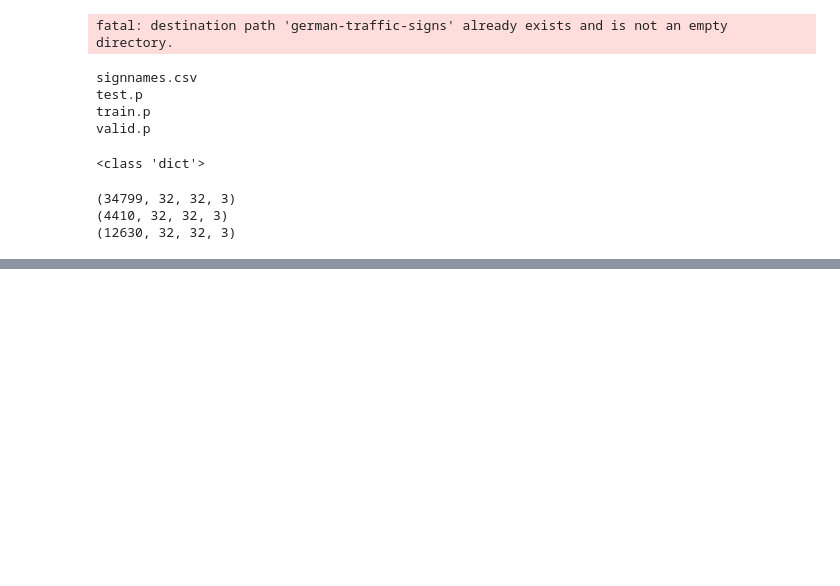
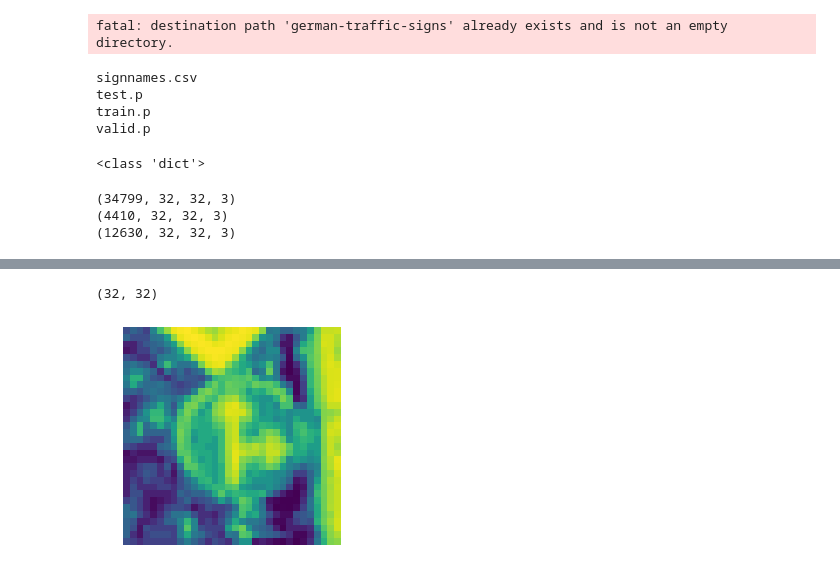
Before and after one commit to prasanganath/Tensorflow-Self-Driven-Car, a Jupyter notebook: Road-Signals-Identification.ipynb, the cells around one changed output, grey strips where cells are left out. Drawn from its saved outputs; the diff is of its cells as text; code cells hidden in the pictures; blank space fills up the shorter version.

```diff
--- a/Road-Signals-Identification.ipynb
+++ b/Road-Signals-Identification.ipynb
@@ -75,0 +108,11 @@ for i in range(cols):
+# %%
+def equalize(img):
+    img = cv2.equalizeHist(img)
+    return img
+img = equalize(img)
+plt.imshow(img)
+plt.axis("off")
+print(img.shape)
+# %% [output]
+(32, 32)
+[figure, added]
```
Also changed, not shown: parts of 9 cells of this notebook.
